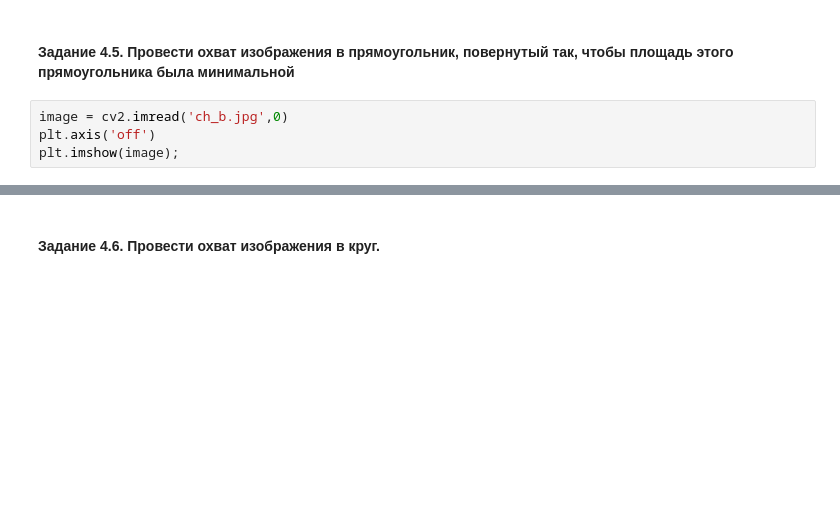
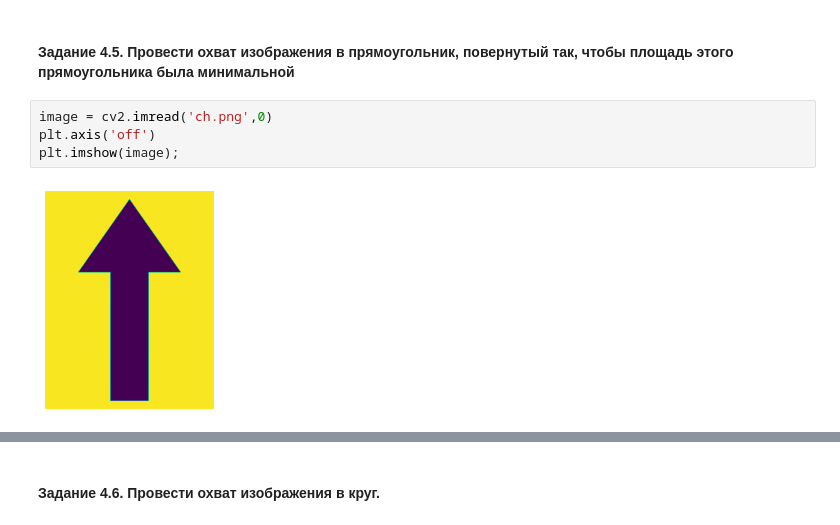
Before and after one commit to obrMaria/TRO_10, a Jupyter notebook: notebook/общие.ipynb, the cells around one changed output, grey strips where cells are left out. Cells and saved outputs as stored; diff of their text form; blank space fills up the shorter version.

```diff
--- a/notebook/общие.ipynb
+++ b/notebook/общие.ipynb
@@ -92,7 +97,9 @@ plt.show()
 # %% [markdown]
 #### Задание 4.5. Провести охват изображения в прямоугольник, повернутый так, чтобы площадь этого прямоугольника была минимальной
 # %%
-image = cv2.imread('ch_b.jpg',0)
+image = cv2.imread('ch.png',0)
 plt.axis('off')
 plt.imshow(image);
+# %% [output]
+[figure, added]
 # %%
```
Also changed, not shown: parts of 17 cells of this notebook, 4 other files.
